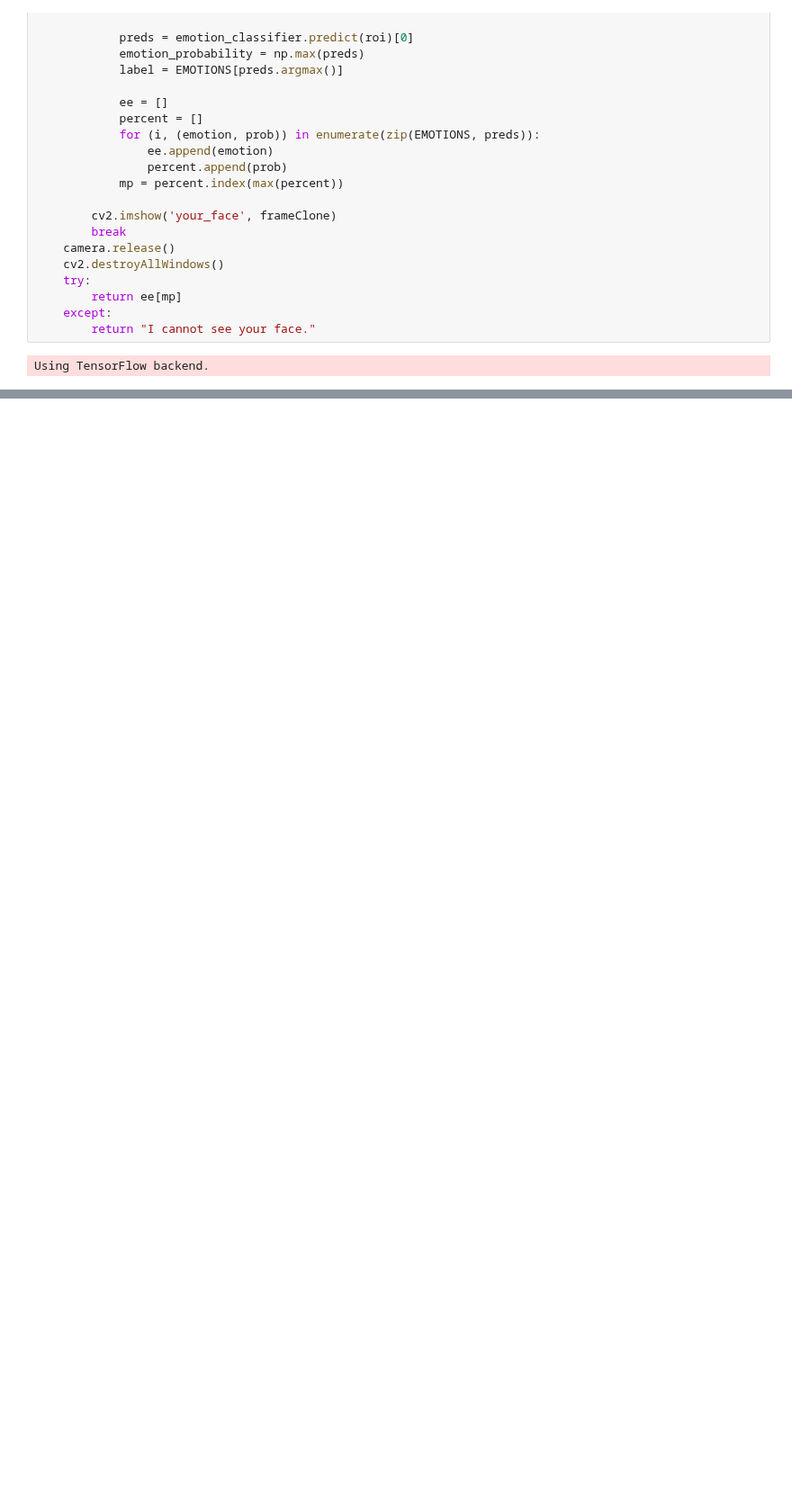
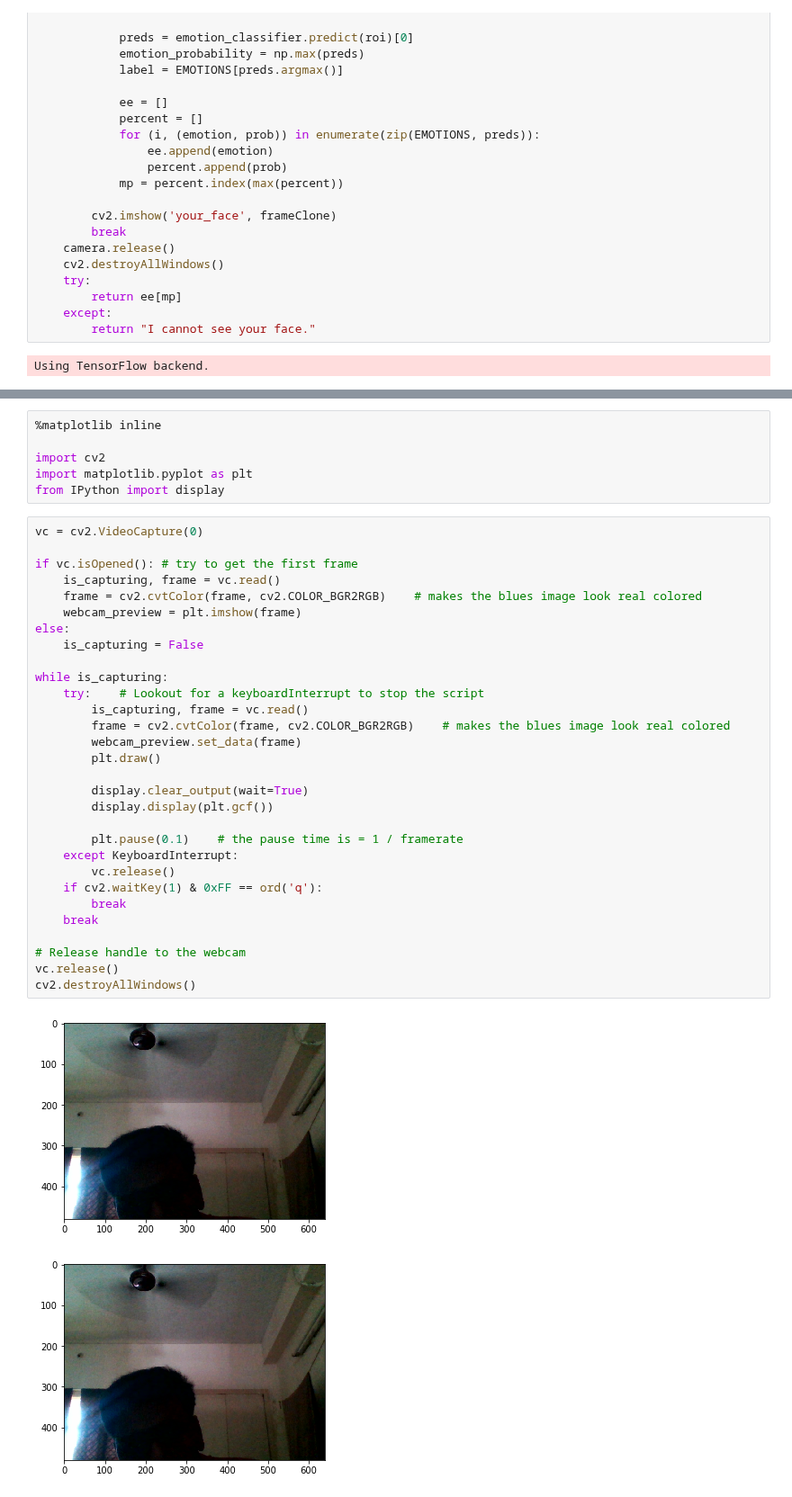
Before and after one commit to PratikSavla/aio-bot, a Jupyter notebook: Bot-with emotion detection.ipynb, the cells around one changed output, grey strips where cells are left out. Shown at 90% size. Saved outputs shown, nothing was run; the diff lists cells and outputs as text; blank space fills up the shorter version.

```diff
--- a/Bot-with emotion detection.ipynb
+++ b/Bot-with emotion detection.ipynb
@@ -108,0 +265,39 @@ Thank you for talking with me.
+# %%
+%matplotlib inline
+
+import cv2
+import matplotlib.pyplot as plt
+from IPython import display
+# %%
+vc = cv2.VideoCapture(0)
+
+if vc.isOpened(): # try to get the first frame
+    is_capturing, frame = vc.read()
+    frame = cv2.cvtColor(frame, cv2.COLOR_BGR2RGB)    # makes the blues image look real colored
+    webcam_preview = plt.imshow(frame)
+else:
+    is_capturing = False
+
+while is_capturing:
+    try:    # Lookout for a keyboardInterrupt to stop the script
+        is_capturing, frame = vc.read()
+        frame = cv2.cvtColor(frame, cv2.COLOR_BGR2RGB)    # makes the blues image look real colored
+        webcam_preview.set_data(frame)
+        plt.draw()
+
+        display.clear_output(wait=True)
+        display.display(plt.gcf())
+
+        plt.pause(0.1)    # the pause time is = 1 / framerate
+    except KeyboardInterrupt:
+        vc.release()
+    if cv2.waitKey(1) & 0xFF == ord('q'):
+        break
+    break
+
+# Release handle to the webcam
+vc.release()
+cv2.destroyAllWindows()
+# %% [output]
+[figure, added]
+[figure, added]
```
Also changed, not shown: parts of 20 cells of this notebook, 6 other files.
